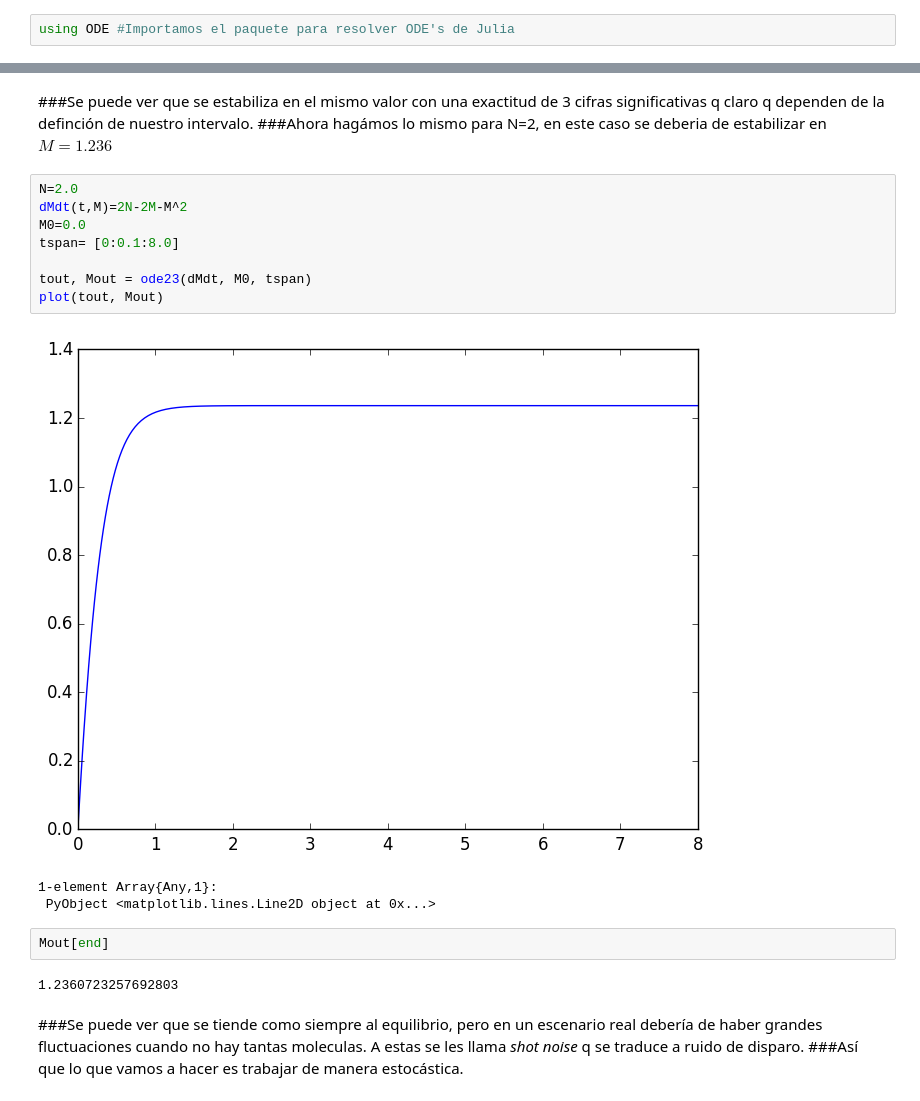
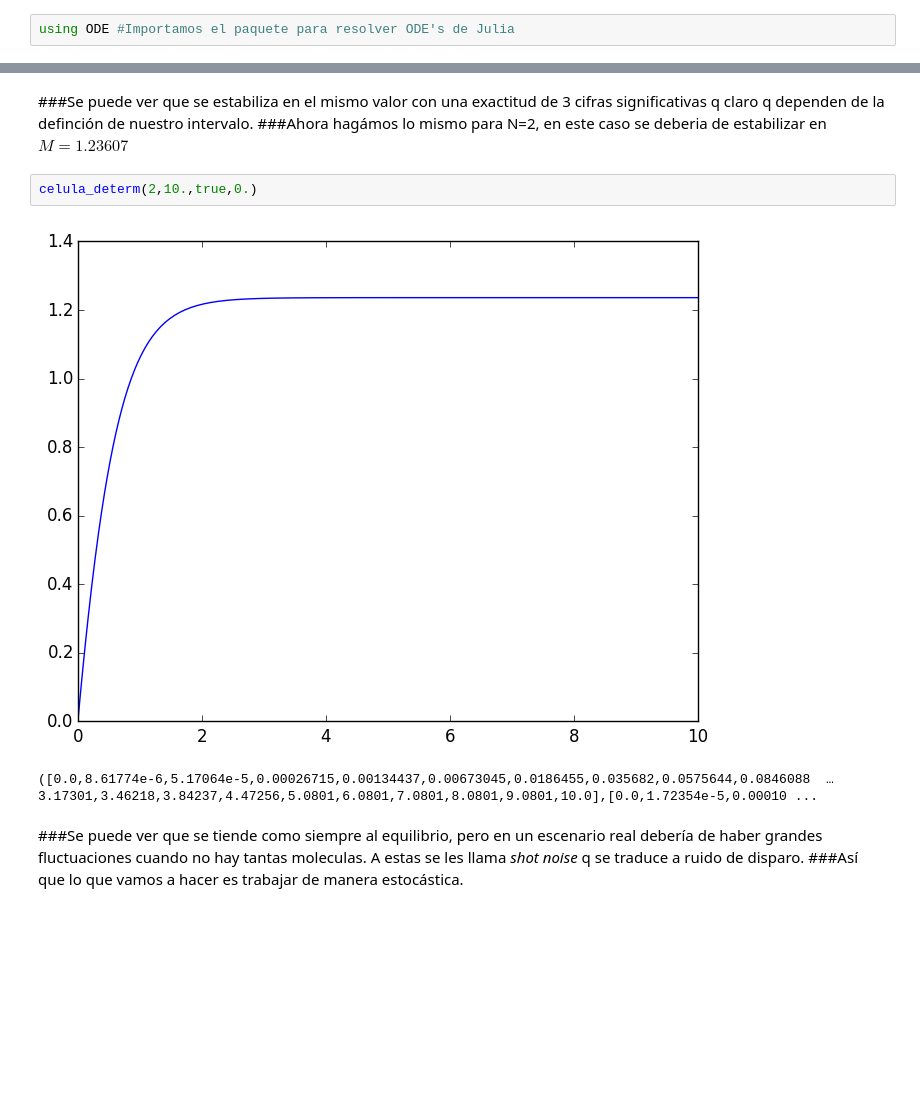
Before and after one commit to epaaso/mi-monte-carlo, a Jupyter notebook: tareas/Proyecto final.ipynb, the cells around one changed output, grey strips where cells are left out. Cells and saved outputs as stored; diff of their text form; blank space fills up the shorter version.

```diff
--- a/tareas/Proyecto final.ipynb
+++ b/tareas/Proyecto final.ipynb
@@ -41,22 +45,11 @@ Mout[end]
 # %% [markdown]
 ###Se puede ver que se estabiliza en el mismo valor con una exactitud de 3 cifras significativas q claro q dependen de la definción de nuestro intervalo.
-###Ahora hagámos lo mismo para N=2, en este caso se deberia de estabilizar en $M=1.236$
+###Ahora hagámos lo mismo para N=2, en este caso se deberia de estabilizar en $M=1.23607$
-# %%
-N=2.0
-dMdt(t,M)=2N-2M-M^2
-M0=0.0
-tspan= [0:0.1:8.0]
-
-tout, Mout = ode23(dMdt, M0, tspan)
-plot(tout, Mout)
-# %% [output]
-[figure, removed]
-1-element Array{Any,1}:
- PyObject <matplotlib.lines.Line2D object at 0x...>
-# %%
-Mout[end]
-# %% [output]
-1.2360723257692803
+# %%
+celula_determ(2,10.,true,0.)
+# %% [output]
+[figure, added]
+([0.0,8.61774e-6,5.17064e-5,0.00026715,0.00134437,0.00673045,0.0186455,0.035682,0.0575644,0.0846088  …  3.17301,3.46218,3.84237,4.47256,5.0801,6.0801,7.0801,8.0801,9.0801,10.0],[0.0,1.72354e-5,0.00010 ...
 # %% [markdown]
 ###Se puede ver que se tiende como siempre al equilibrio, pero en un escenario real debería de haber grandes fluctuaciones cuando no hay tantas moleculas. A estas se les llama *shot noise* q se traduce a ruido de disparo.
 ###Así que lo que vamos a hacer es trabajar de manera estocástica.
```
Also changed, not shown: parts of 21 cells of this notebook.
